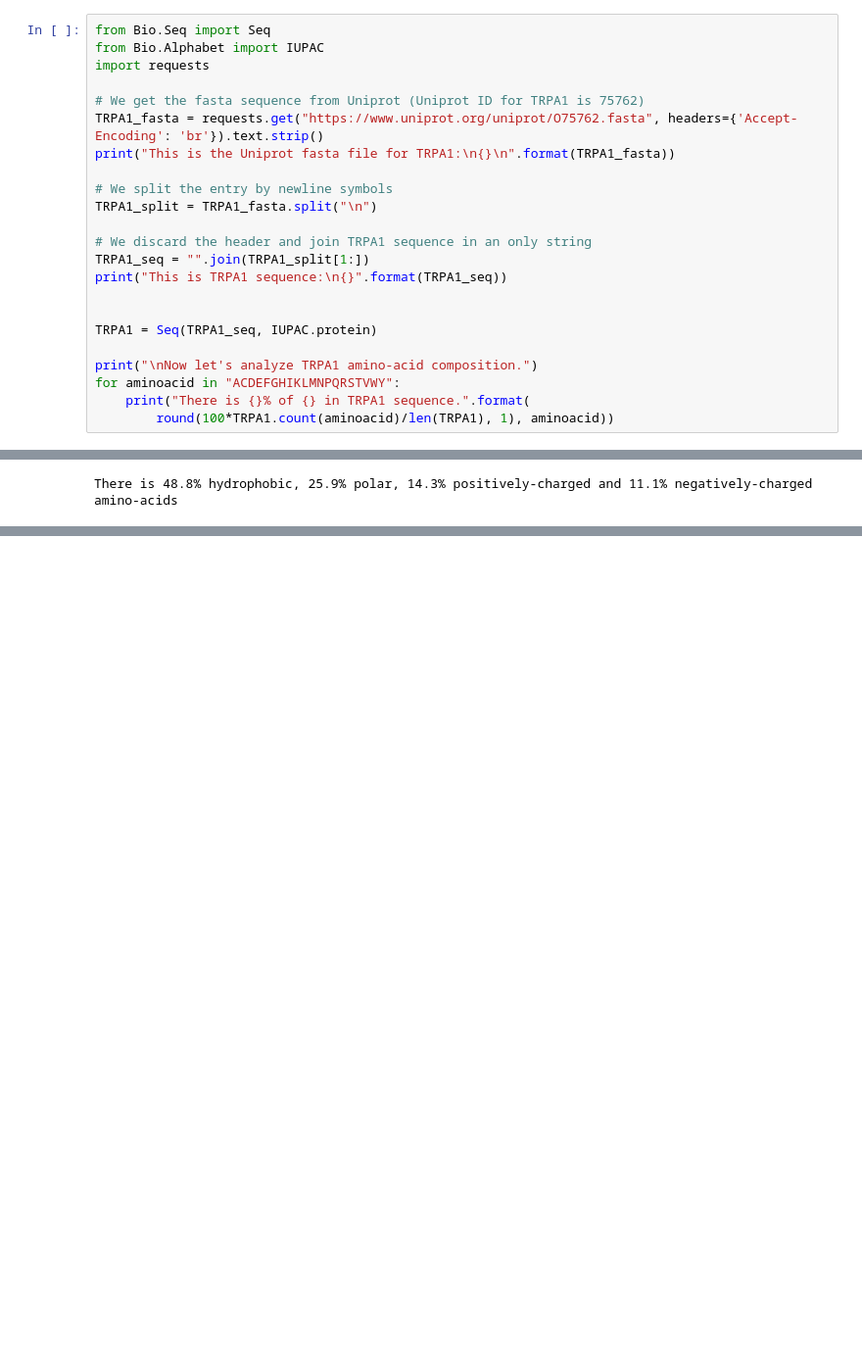
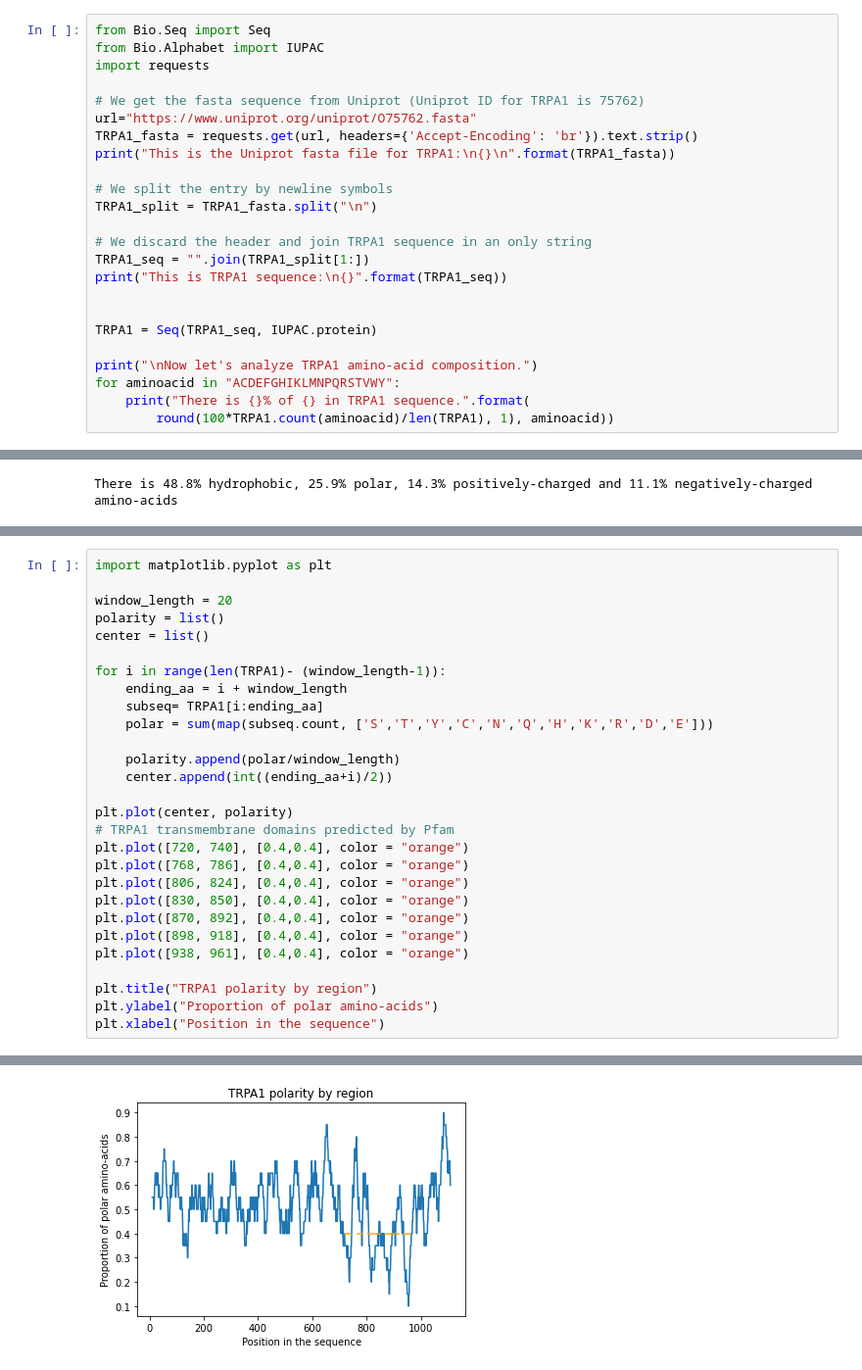
Before and after one commit to edu9as/biopython, a Jupyter notebook: first-time-with-biopython.ipynb, the cells around one changed output, grey strips where cells are left out. Shown: that part at 98% size. Drawn from its saved outputs; the diff is of its cells as text; blank space fills up the shorter version.

Commit message:
Sliding window analysis of amino-acid polarity

```diff
--- a/first-time-with-biopython.ipynb
+++ b/first-time-with-biopython.ipynb
@@ -20,7 +22,8 @@ from Bio.Alphabet import IUPAC
 import requests
 
 # We get the fasta sequence from Uniprot (Uniprot ID for TRPA1 is 75762)
-TRPA1_fasta = requests.get("https://www.uniprot.org/uniprot/O75762.fasta", headers={'Accept-Encoding': 'br'}).text.strip()
+url="https://www.uniprot.org/uniprot/O75762.fasta"
+TRPA1_fasta = requests.get(url, headers={'Accept-Encoding': 'br'}).text.strip()
 print("This is the Uniprot fasta file for TRPA1:\n{}\n".format(TRPA1_fasta))
 
 # We split the entry by newline symbols
@@ -82,0 +92,29 @@ This simple task could have been easily done with base Python, but I just wanted
+# %%
+import matplotlib.pyplot as plt
+
+window_length = 20
+polarity = list()
+center = list()
+
+for i in range(len(TRPA1)- (window_length-1)):
+    ending_aa = i + window_length
+    subseq= TRPA1[i:ending_aa]
+    polar = sum(map(subseq.count, ['S','T','Y','C','N','Q','H','K','R','D','E']))
+
+    polarity.append(polar/window_length)
+    center.append(int((ending_aa+i)/2))
+
+plt.plot(center, polarity)
+# TRPA1 transmembrane domains predicted by Pfam
+plt.plot([720, 740], [0.4,0.4], color = "orange")
+plt.plot([768, 786], [0.4,0.4], color = "orange")
+plt.plot([806, 824], [0.4,0.4], color = "orange")
+plt.plot([830, 850], [0.4,0.4], color = "orange")
+plt.plot([870, 892], [0.4,0.4], color = "orange")
+plt.plot([898, 918], [0.4,0.4], color = "orange")
+plt.plot([938, 961], [0.4,0.4], color = "orange")
+
+plt.title("TRPA1 polarity by region")
+plt.ylabel("Proportion of polar amino-acids")
+plt.xlabel("Position in the sequence")
+# %% [output]
@@ -82,0 +122 @@ This simple task could have been easily done with base Python, but I just wanted
+[figure, added]
```
Also changed, not shown: parts of 6 cells of this notebook.
